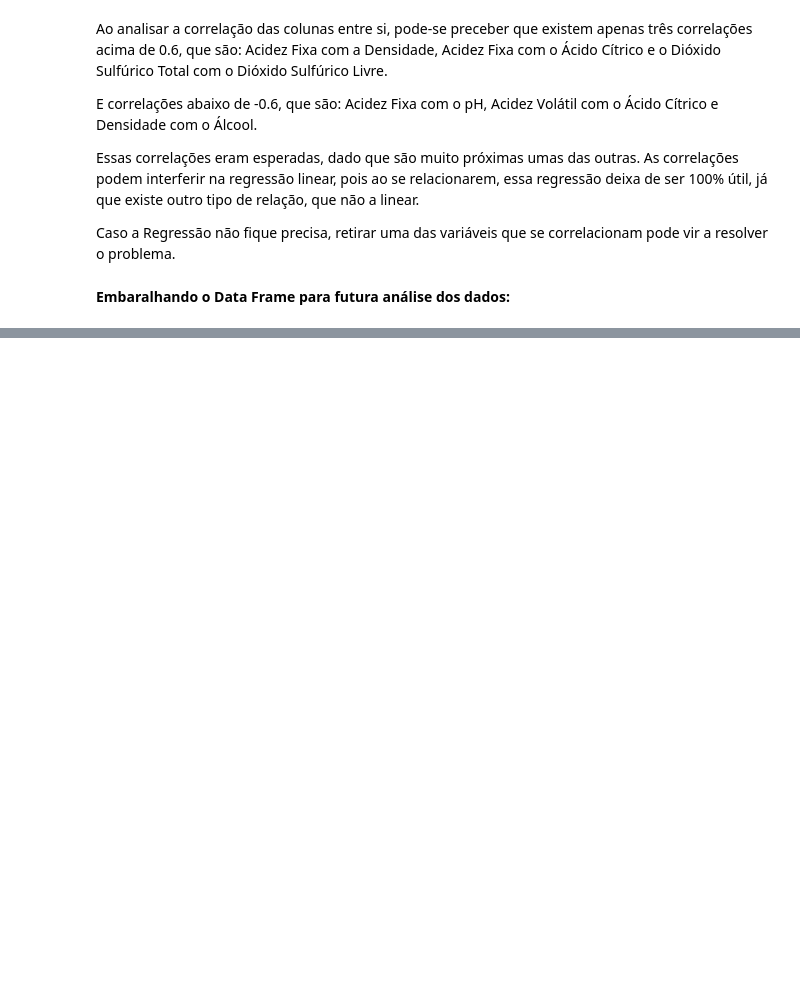
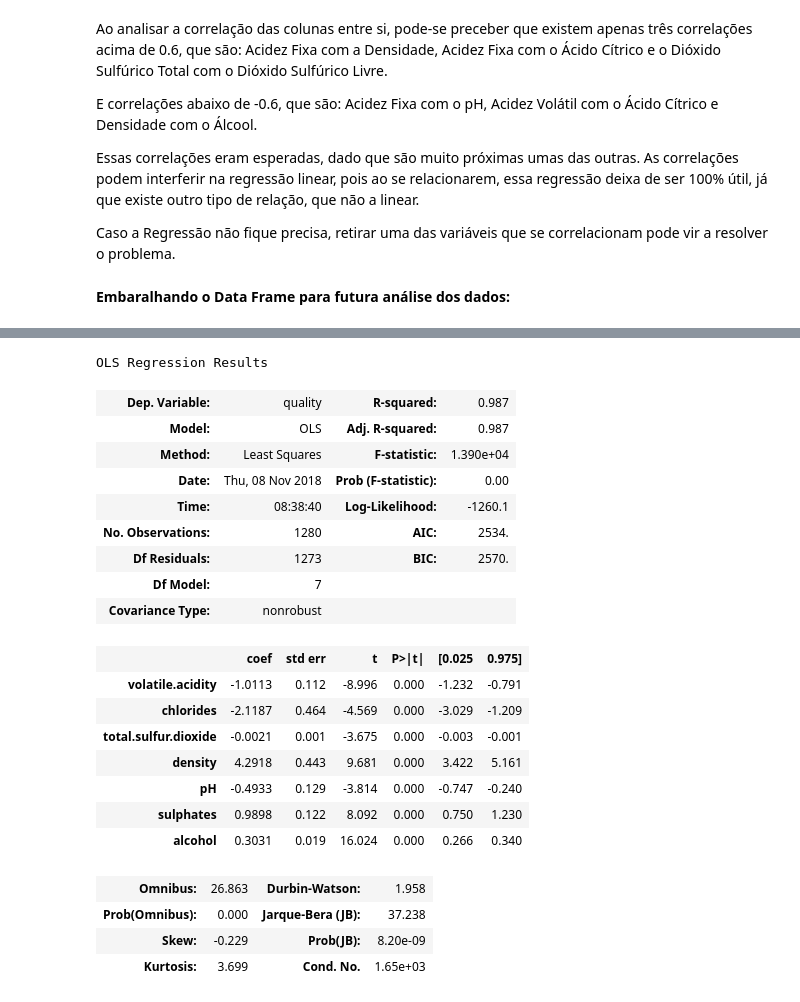
Before and after one commit to Pellizzon/CienciaDadosP3, a Jupyter notebook: P3.ipynb, the cells around one changed output, grey strips where cells are left out. Saved outputs shown, nothing was run; the diff lists cells and outputs as text; code cells hidden in the pictures; blank space fills up the shorter version.

```diff
--- a/P3.ipynb
+++ b/P3.ipynb
@@ -120 +140,30 @@ B11 = 0.2740
+# %%
+X_alt = treinamento[['volatile.acidity', 'chlorides', 'total.sulfur.dioxide', 'density', 'pH', 'sulphates', 'alcohol']]
+
+model = sm.OLS(Y,X_alt)
+results = model.fit()
+results.summary()
+# %% [output]
+OLS Regression Results
+| Dep. Variable: | quality | R-squared: | 0.987 |
+| Model: | OLS | Adj. R-squared: | 0.987 |
+| Method: | Least Squares | F-statistic: | 1.390e+04 |
+| Date: | Thu, 08 Nov 2018 | Prob (F-statistic): | 0.00 |
+| Time: | 08:38:40 | Log-Likelihood: | -1260.1 |
+| No. Observations: | 1280 | AIC: | 2534. |
+| Df Residuals: | 1273 | BIC: | 2570. |
+| Df Model: | 7 |  |  |
+| Covariance Type: | nonrobust |  |  |
+|  | coef | std err | t | P>|t| | [0.025 | 0.975] |
+| volatile.acidity | -1.0113 | 0.112 | -8.996 | 0.000 | -1.232 | -0.791 |
+| chlorides | -2.1187 | 0.464 | -4.569 | 0.000 | -3.029 | -1.209 |
+| total.sulfur.dioxide | -0.0021 | 0.001 | -3.675 | 0.000 | -0.003 | -0.001 |
+| density | 4.2918 | 0.443 | 9.681 | 0.000 | 3.422 | 5.161 |
+| pH | -0.4933 | 0.129 | -3.814 | 0.000 | -0.747 | -0.240 |
+| sulphates | 0.9898 | 0.122 | 8.092 | 0.000 | 0.750 | 1.230 |
+| alcohol | 0.3031 | 0.019 | 16.024 | 0.000 | 0.266 | 0.340 |
+| Omnibus: | 26.863 | Durbin-Watson: | 1.958 |
+| Prob(Omnibus): | 0.000 | Jarque-Bera (JB): | 37.238 |
+| Skew: | -0.229 | Prob(JB): | 8.20e-09 |
+| Kurtosis: | 3.699 | Cond. No. | 1.65e+03 |
 # %%
```
Also changed, not shown: parts of 6 cells of this notebook.
